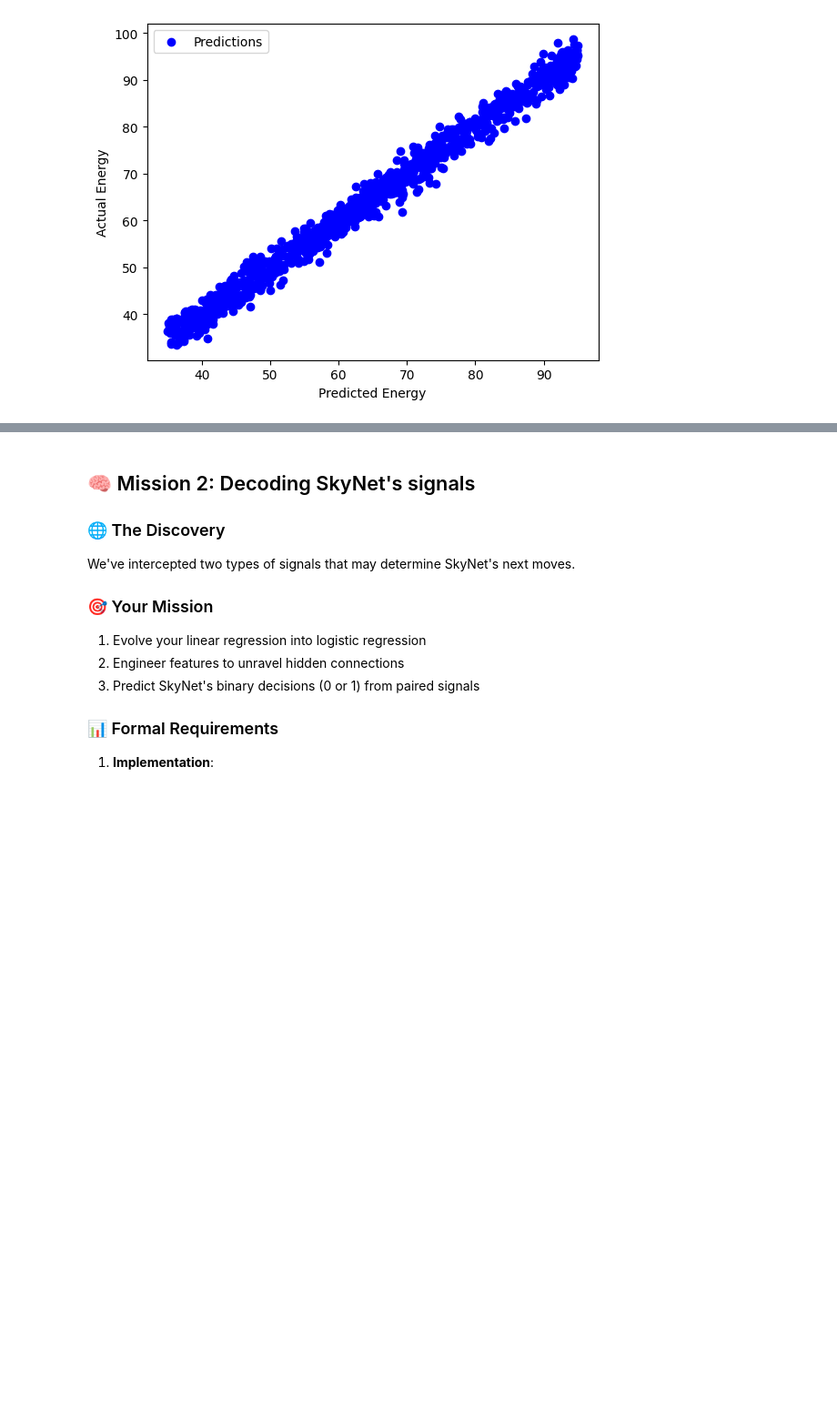
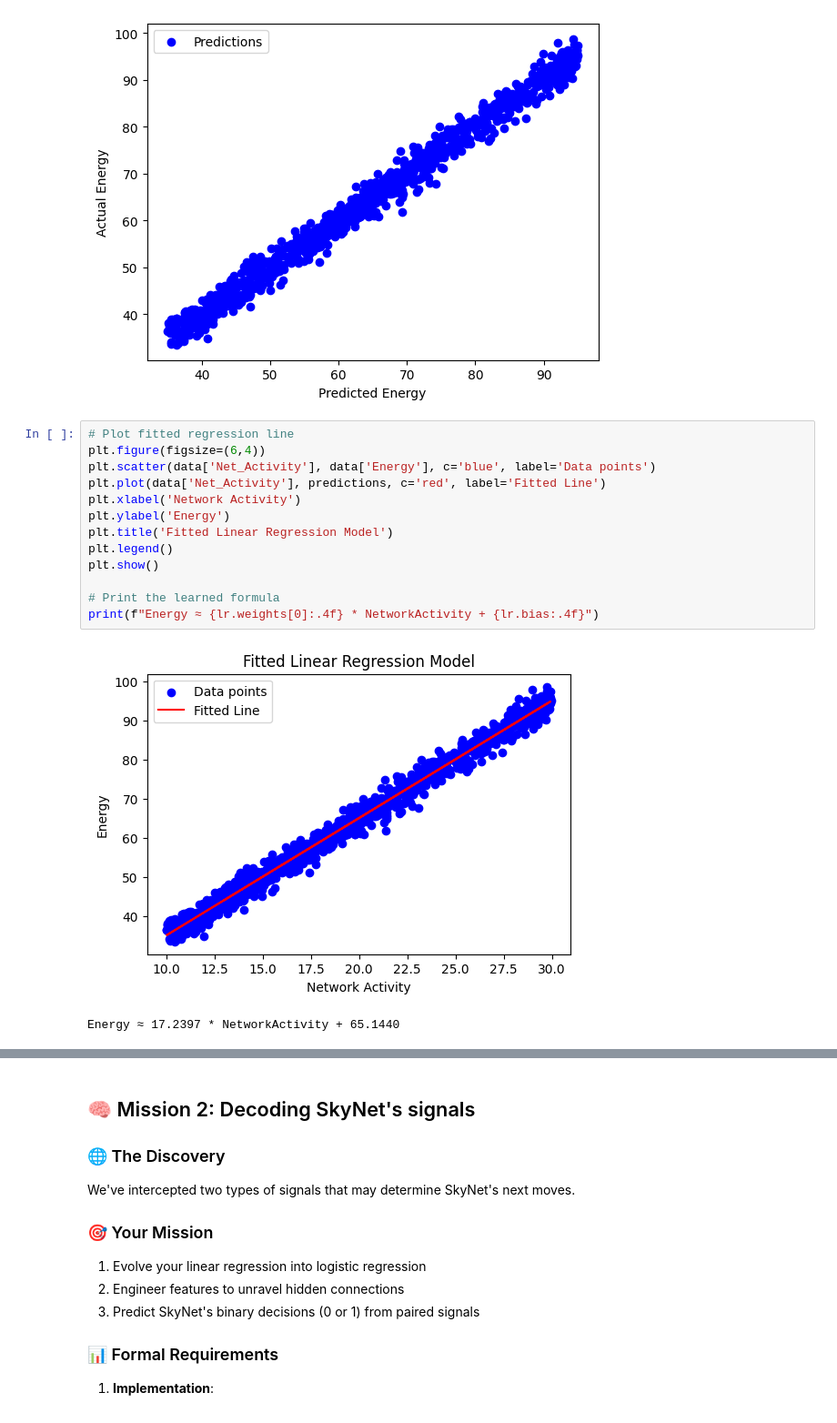
Before and after one commit to kaamyashinde/supervised-learning, a Jupyter notebook: Chapter_1.ipynb, the cells around one changed output, grey strips where cells are left out. Shown: that part at 91% size. Drawn from its saved outputs; the diff is of its cells as text; blank space fills up the shorter version.

```diff
--- a/Chapter_1.ipynb
+++ b/Chapter_1.ipynb
@@ -105,3 +105,19 @@ plt.legend()
 plt.show()
 # %% [output]
 [figure]
+# %%
+# Plot fitted regression line
+plt.figure(figsize=(6,4))
+plt.scatter(data['Net_Activity'], data['Energy'], c='blue', label='Data points')
+plt.plot(data['Net_Activity'], predictions, c='red', label='Fitted Line')
+plt.xlabel('Network Activity')
+plt.ylabel('Energy')
+plt.title('Fitted Linear Regression Model')
+plt.legend()
+plt.show()
+
+# Print the learned formula
+print(f"Energy ≈ {lr.weights[0]:.4f} * NetworkActivity + {lr.bias:.4f}")
+# %% [output]
+[figure, added]
+Energy ≈ 17.2397 * NetworkActivity + 65.1440
```
Also changed, not shown: parts of 3 cells of this notebook.
